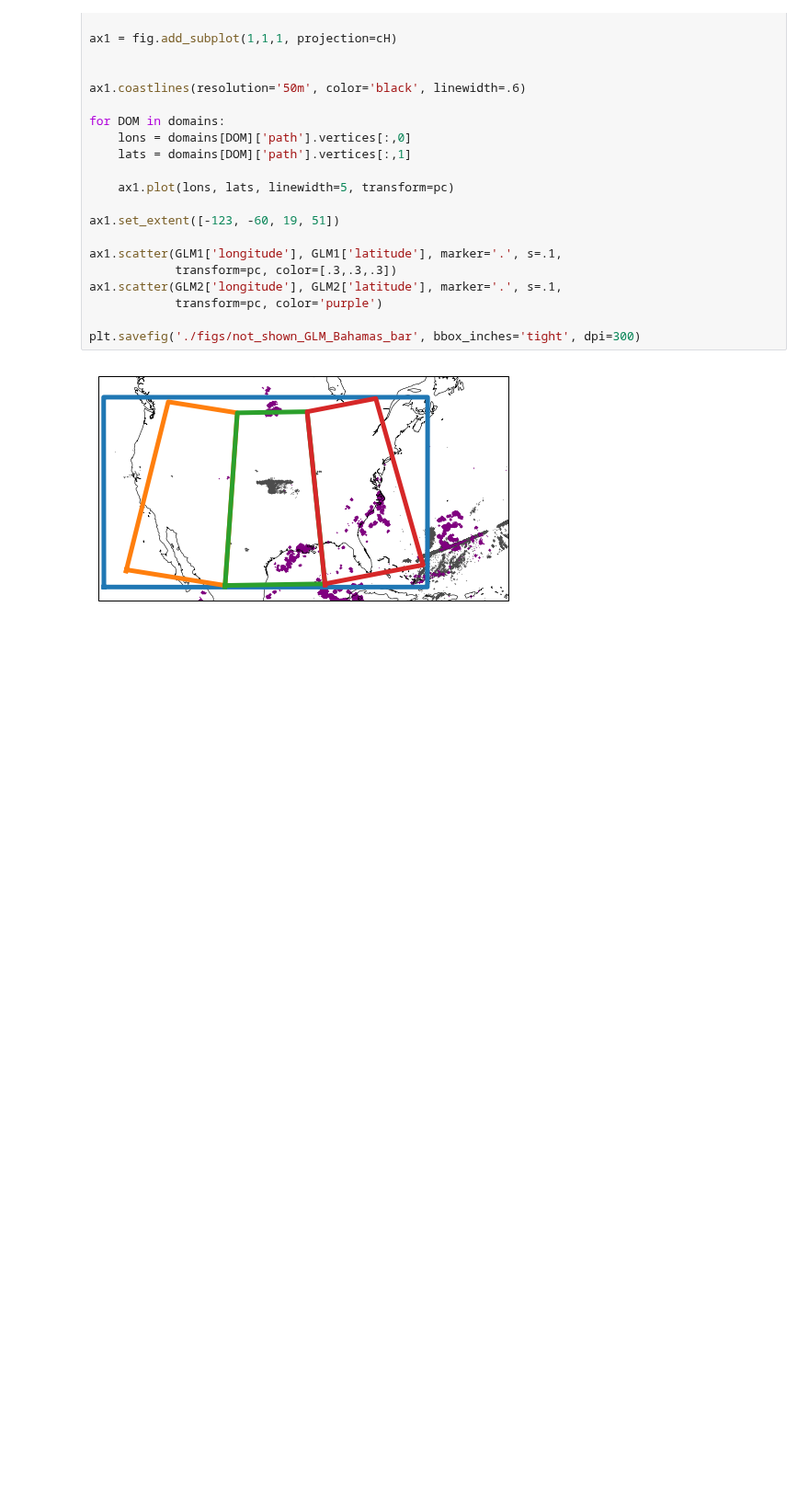
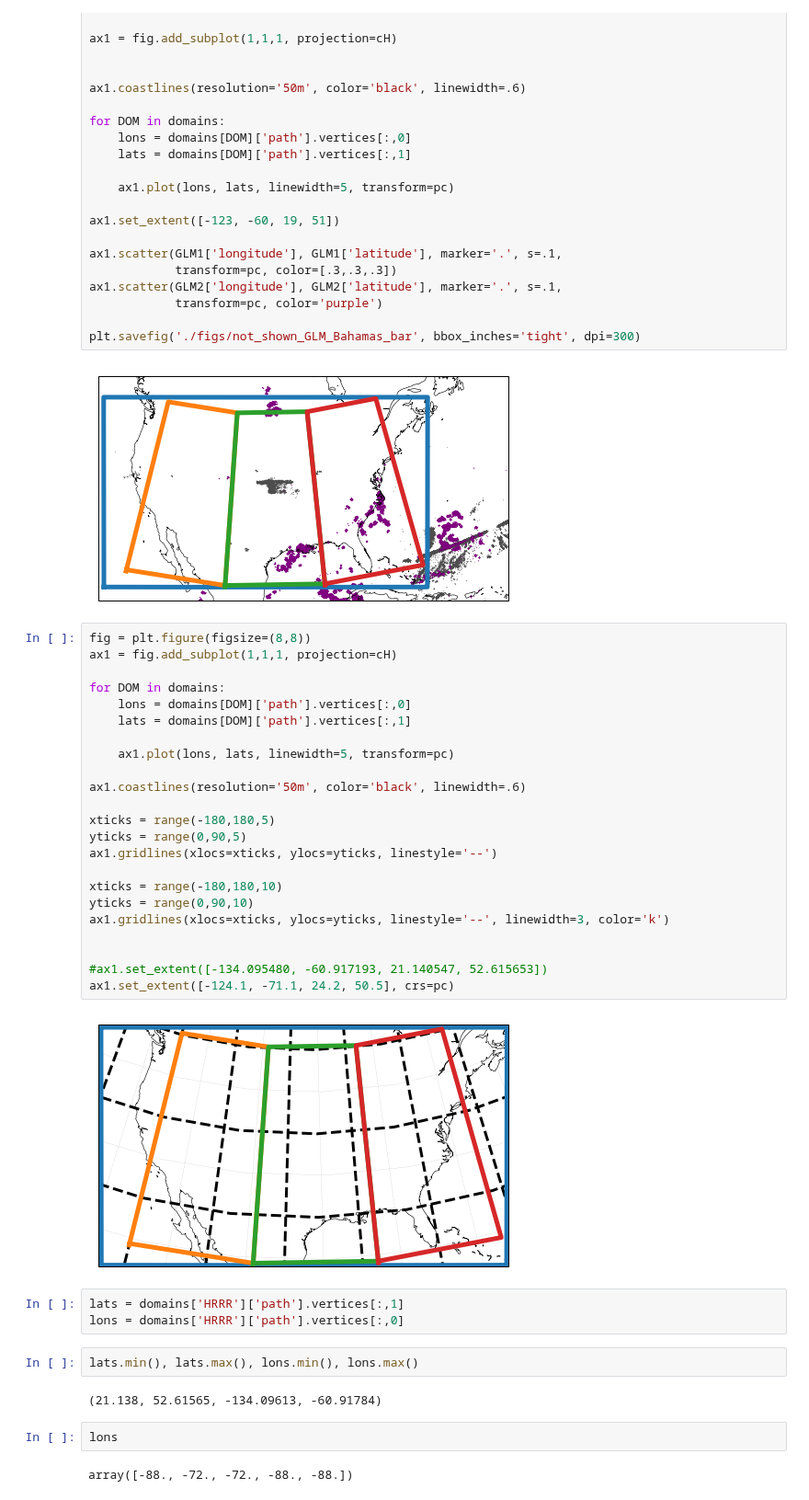
Before and after one commit to blaylockbk/pyBKB_v3, a Jupyter notebook: publications/GLM_HRRR/not_shown_HRRR_Bahama_Bar.ipynb, the cells around one changed output. Shown at 92% size. Saved outputs shown, nothing was run; the diff lists cells and outputs as text; blank space fills up the shorter version.

```diff
--- a/publications/GLM_HRRR/not_shown_HRRR_Bahama_Bar.ipynb
+++ b/publications/GLM_HRRR/not_shown_HRRR_Bahama_Bar.ipynb
@@ -107,3 +107,39 @@ ax1.scatter(GLM2['longitude'], GLM2['latitude'], marker='.', s=.1,
 plt.savefig('./figs/not_shown_GLM_Bahamas_bar', bbox_inches='tight', dpi=300)
 # %% [output]
 [figure]
+# %%
+fig = plt.figure(figsize=(8,8))
+ax1 = fig.add_subplot(1,1,1, projection=cH)
+
+for DOM in domains:
+    lons = domains[DOM]['path'].vertices[:,0]
+    lats = domains[DOM]['path'].vertices[:,1]
+
+    ax1.plot(lons, lats, linewidth=5, transform=pc)
+
+ax1.coastlines(resolution='50m', color='black', linewidth=.6)
+
+xticks = range(-180,180,5)
+yticks = range(0,90,5)
+ax1.gridlines(xlocs=xticks, ylocs=yticks, linestyle='--')
+
+xticks = range(-180,180,10)
+yticks = range(0,90,10)
+ax1.gridlines(xlocs=xticks, ylocs=yticks, linestyle='--', linewidth=3, color='k')
+
+
+#ax1.set_extent([-134.095480, -60.917193, 21.140547, 52.615653])
+ax1.set_extent([-124.1, -71.1, 24.2, 50.5], crs=pc)
+# %% [output]
+[figure, added]
+# %%
+lats = domains['HRRR']['path'].vertices[:,1]
+lons = domains['HRRR']['path'].vertices[:,0]
+# %%
+lats.min(), lats.max(), lons.min(), lons.max()
+# %% [output]
+(21.138, 52.61565, -134.09613, -60.91784)
+# %%
+lons
+# %% [output]
+array([-88., -72., -72., -88., -88.])
```
Also changed, not shown: 7 other files.
